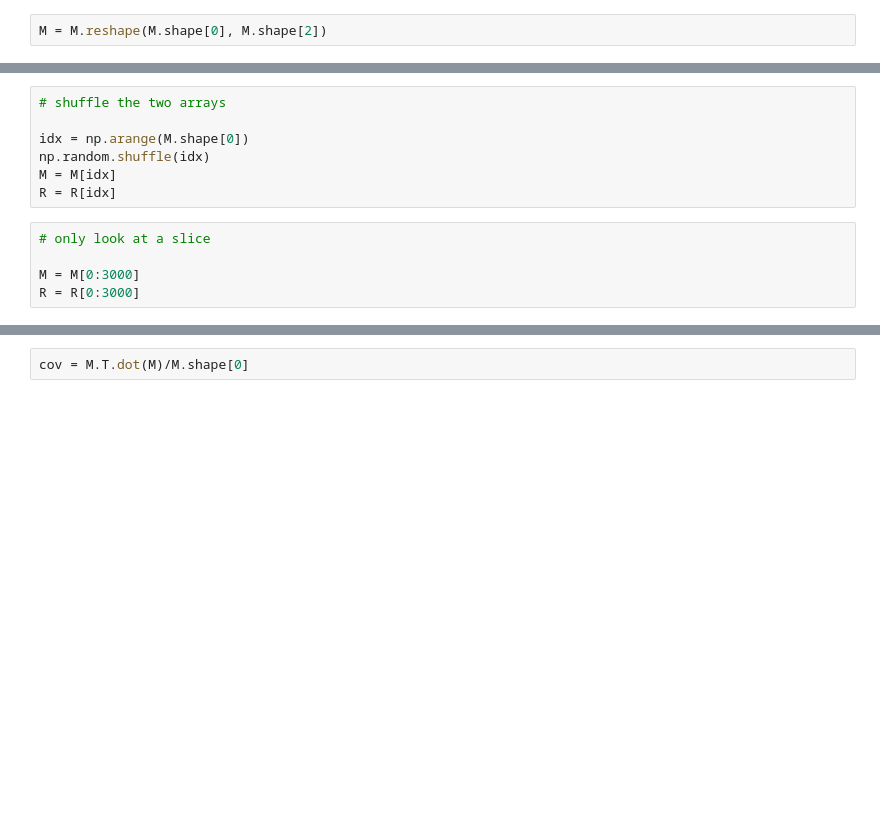
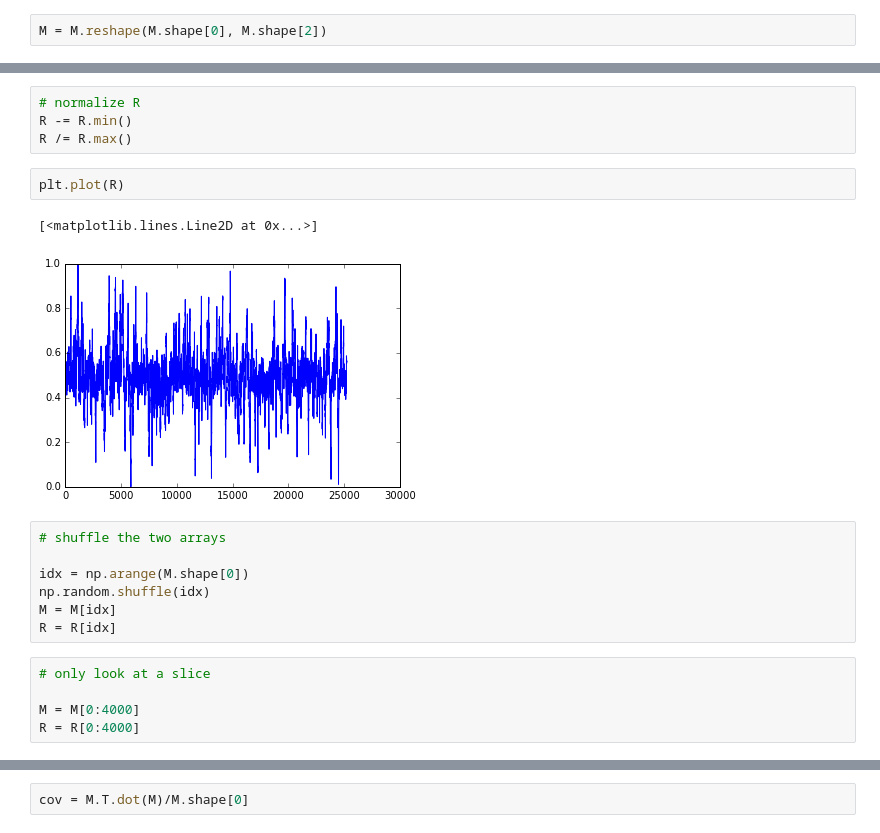
Before and after one commit to JonComo/stumbly, a Jupyter notebook: tsne.ipynb, the cells around one changed output, grey strips where cells are left out. Saved outputs shown, nothing was run; the diff lists cells and outputs as text; blank space fills up the shorter version.

```diff
--- a/tsne.ipynb
+++ b/tsne.ipynb
@@ -303,3 +302,12 @@ R.shape
+# %%
+# normalize R
+R -= R.min()
+R /= R.max()
+# %%
+plt.plot(R)
+# %% [output]
+[<matplotlib.lines.Line2D at 0x...>]
+[figure, added]
 # %%
 # shuffle the two arrays
 
@@ -310,8 +318,8 @@ R = R[idx]
 # %%
 # only look at a slice
 
-M = M[0:3000]
-R = R[0:3000]
+M = M[0:4000]
+R = R[0:4000]
 # %%
 plt.figure(figsize=(12, 10))
 #plt.axis([-1.1, 1.1, -1.1, 1.1])
```
Also changed, not shown: parts of 9 cells of this notebook, 3 other files.
